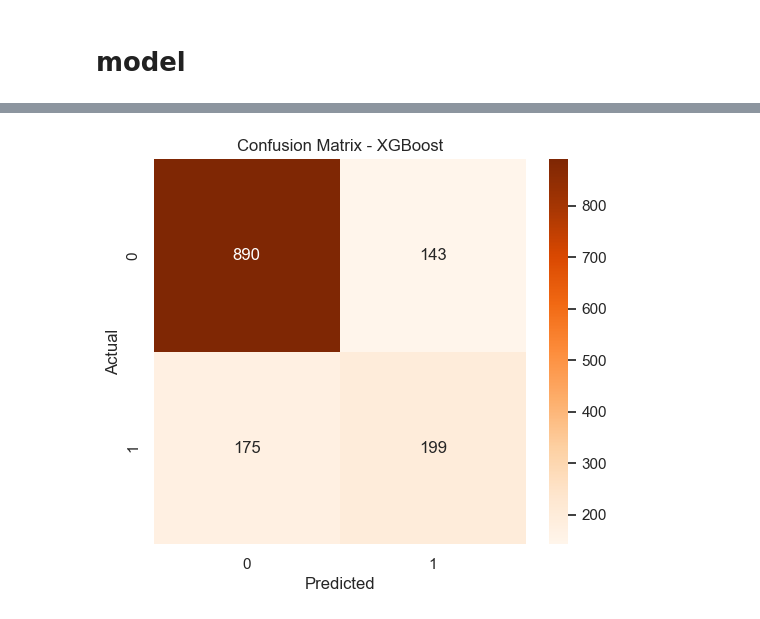
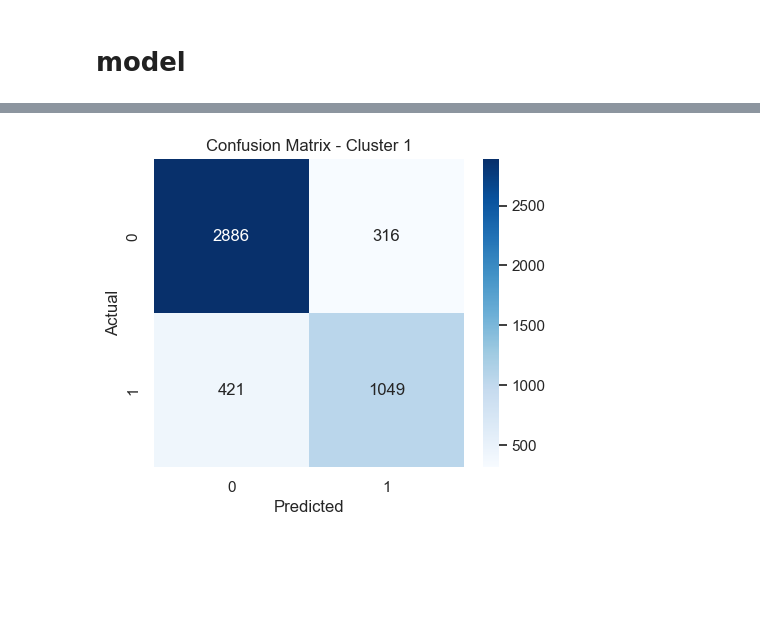
Before and after one commit to MinaMehdipoor/Telco-churn-prediction, a Jupyter notebook: main.ipynb, the cells around one changed output, grey strips where cells are left out. Drawn from its saved outputs; the diff is of its cells as text; code cells hidden in the pictures; blank space fills up the shorter version.

```diff
--- a/main.ipynb
+++ b/main.ipynb
@@ -303,0 +357,13 @@ Name: count, dtype: int64
+# %%
+from sklearn.cluster import KMeans
+
+best_features = feature_sets["F1_core_only"]
+
+X_cluster = df[best_features]
+
+kmeans = KMeans(n_clusters=2, random_state=42, n_init=10)
+df['Cluster'] = kmeans.fit_predict(X_cluster)
+
+print(df['Cluster'].value_counts())
+
+print(df.groupby('Cluster')[best_features].mean())
@@ -315,6 +390,9 @@ df["BII"] = (
     abs(df[cost_cols].mean(axis=1) - df[engagement_cols].mean(axis=1))
 )
 df["BII"] = df["BII"].astype(float)
+
+scaler = StandardScaler()
+df["BII"] = scaler.fit_transform(df[["BII"]]).flatten()
 df.head()
 # %% [output]
 |  | SeniorCitizen | Partner | Dependents | tenure | PhoneService | PaperlessBilling | MonthlyCharges | ... |
@@ -403,32 +560,73 @@ weighted avg       0.77      0.78      0.78      1407
 # %%
 import pandas as pd
 import numpy as np
+import matplotlib.pyplot as plt
+import seaborn as sns
+from sklearn.model_selection import StratifiedKFold, cross_val_score, train_test_split
+from sklearn.metrics import confusion_matrix, classification_report, accuracy_score
 from xgboost import XGBClassifier
-from sklearn.model_selection import train_test_split
-from sklearn.metrics import confusion_matrix, classification_report, accuracy_score
-import seaborn as sns
-import matplotlib.pyplot as plt
 
-X = df.drop(columns=["Churn"])
-y = df["Churn"]
+# لیست خوشه‌ها
+clusters = df["Cluster"].unique()
 
-X_train, X_test, y_train, y_test = train_test_split(
-    X, y, test_size=0.2, random_state=42, stratify=y
-)
+y_true_total = []
+y_pred_total = []
 
-xgb_model = XGBClassifier(eval_metric='logloss', random_state=42)
-xgb_model.fit(X_train, y_train)
+results = {}
 
-y_pred = xgb_model.predict(X_test)
+for cluster in clusters:
+    print(f"\n===== Cluster {cluster} =====")
 
-print("Accuracy:", accuracy_score(y_test, y_pred))
-print("\nClassification Report:\n", classification_report(y_test, y_pred))
+    cluster_df = df[df["Cluster"] == cluster].copy()
 
-cm = confusion_matrix(y_test, y_pred)
+    X = cluster_df.drop(columns=["Churn", "Cluster"])
+    y_cluster = cluster_df["Churn"]
+
+    xgb = XGBClassifier(
+        n_estimators=100,
+        max_depth=5,
+        learning_rate=0.1,
+        random_state=42,
+        eval_metric='logloss'
+    )
+
+    skf = StratifiedKFold(n_splits=5, shuffle=True, random_state=42)
+    cv_scores = cross_val_score(xgb, X, y_cluster, cv=skf, scoring="accuracy")
+
+    print(f"Cross-validated Accuracy (5-fold): {cv_scores.mean():.4f} ± {cv_scores.std():.4f}")
+
+    xgb.fit(X, y_cluster)
+    y_pred = xgb.predict(X)
+
+    y_true_total.extend(y_cluster)
+    y_pred_total.extend(y_pred)
+
+    acc = accuracy_score(y_cluster, y_pred)
+    print(f"Training Accuracy on Cluster {cluster}: {acc:.4f}")
+    print("\nClassification Report:\n", classification_report(y_cluster, y_pred))
+
+    cm = confusion_matrix(y_cluster, y_pred)
+    plt.figure(figsize=(5,4))
+    sns.heatmap(cm, annot=True, fmt="d", cmap="Blues", xticklabels=[0,1], yticklabels=[0,1])
+    plt.xlabel("Predicted")
+    plt.ylabel("Actual")
+    plt.title(f"Confusion Matrix - Cluster {cluster}")
+    plt.show()
+
+    results[cluster] = {
+        "cv_scores": cv_scores,
+        "training_accuracy": acc,
+        "confusion_matrix": cm
+    }
+
+cm_total = confusion_matrix(y_true_total, y_pred_total)
 plt.figure(figsize=(6,5))
-sns.heatmap(cm, annot=True, fmt="d", cmap="Oranges", xticklabels=[0,1], yticklabels=[0,1])
+sns.heatmap(cm_total, annot=True, fmt="d", cmap="Blues", xticklabels=[0,1], yticklabels=[0,1])
 plt.xlabel("Predicted")
 plt.ylabel("Actual")
-plt.title("Confusion Matrix - XGBoost")
+plt.title("Overall Confusion Matrix (All Clusters)")
 plt.show()
+
+print("Overall Accuracy:", accuracy_score(y_true_total, y_pred_total))
+print(classification_report(y_true_total, y_pred_total))
 # %% [output]
@@ -446 +646 @@ weighted avg       0.77      0.77      0.77      1407
-[figure, old version]
+[figure, new version]
```
Also changed, not shown: parts of 19 cells of this notebook.
